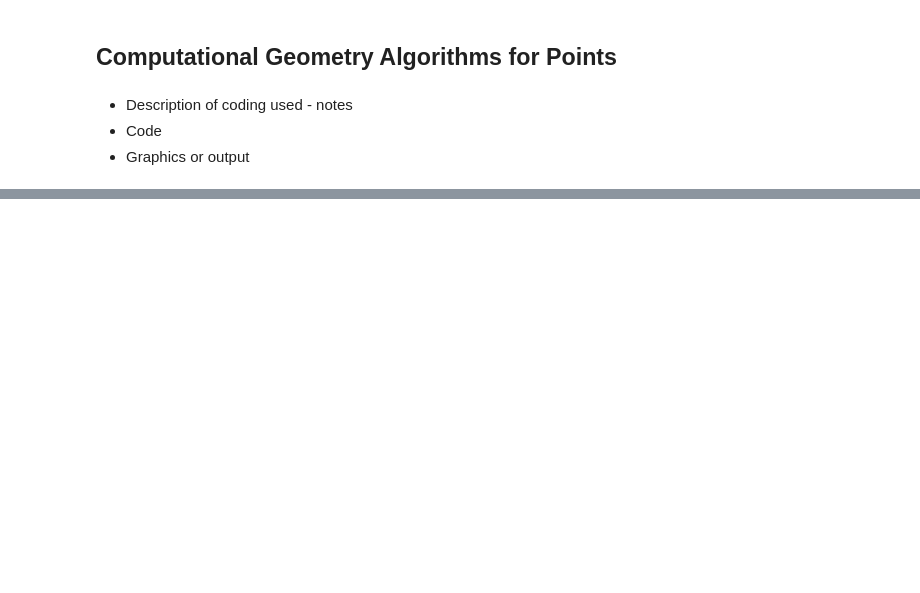
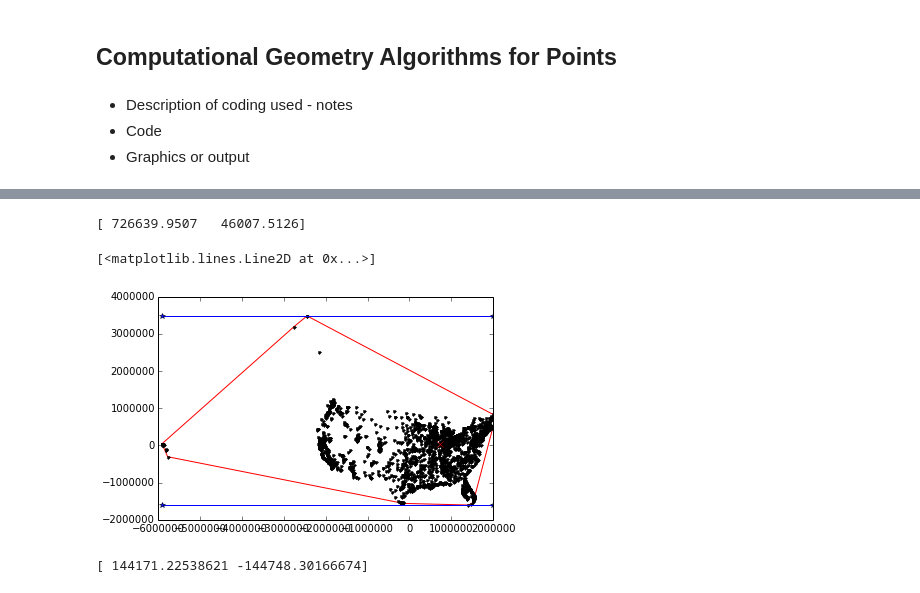
Before and after one commit to bspark05/GPH598_Project1, a Jupyter notebook: PointPatternData.ipynb, the cells around one changed output, grey strips where cells are left out. Cells and saved outputs as stored; diff of their text form; code cells hidden in the pictures; blank space fills up the shorter version.

```diff
--- a/PointPatternData.ipynb
+++ b/PointPatternData.ipynb
@@ -35,0 +234,25 @@ def openFile(connectionString, mode='r'):
+# %%
+medianCenterArray = []
+medianCenterArray = stat.medianCenter(inputPoints)
+print(medianCenterArray)
+plt.plot(convexHullArray[:,0], convexHullArray[:,1], 'r-')
+plt.plot(inputArray[:,0], inputArray[:,1], 'k.')
+plt.plot(mbrArray[:,0], mbrArray[:,1],'b-*')
+plt.plot(medianCenterArray[0],medianCenterArray[1], 'rx')
+# %% [output]
+[ 726639.9507   46007.5126]
+[<matplotlib.lines.Line2D at 0x...>]
+[figure, added]
+# %%
+weightedMeanCenterArray = []
+inputWeight = io.openFile('data/cities.csv', mode='r')
+weightList = []
+for j in inputWeight:
+    weightList.append([j[10], j[11]])
+
+weightArray =np.array(weightList)
+#print(weightArray)
+weightedMeanCenterArray = stat.weightedMeanCenter(weightArray, inputPoints)
+print(weightedMeanCenterArray)
+# %% [output]
+[ 144171.22538621 -144748.30166674]
```
Also changed, not shown: parts of 18 cells of this notebook.
